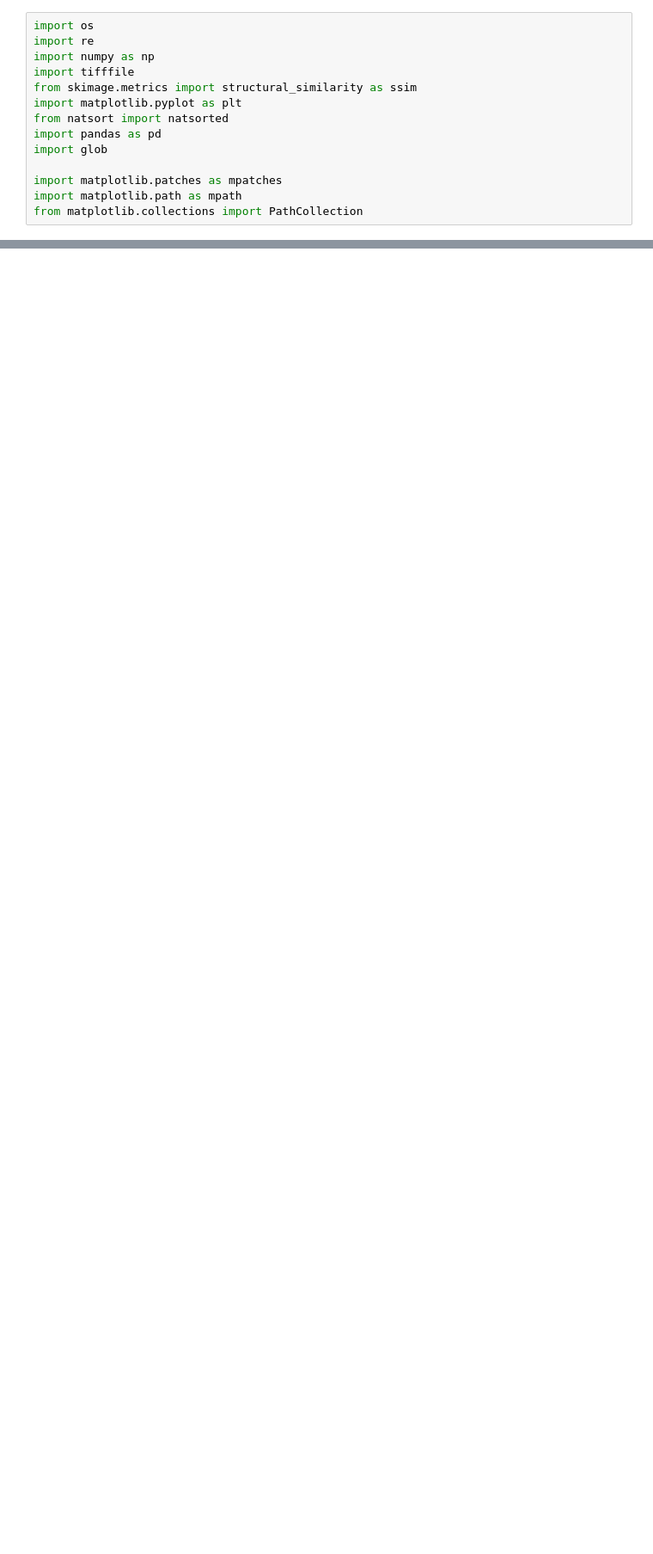
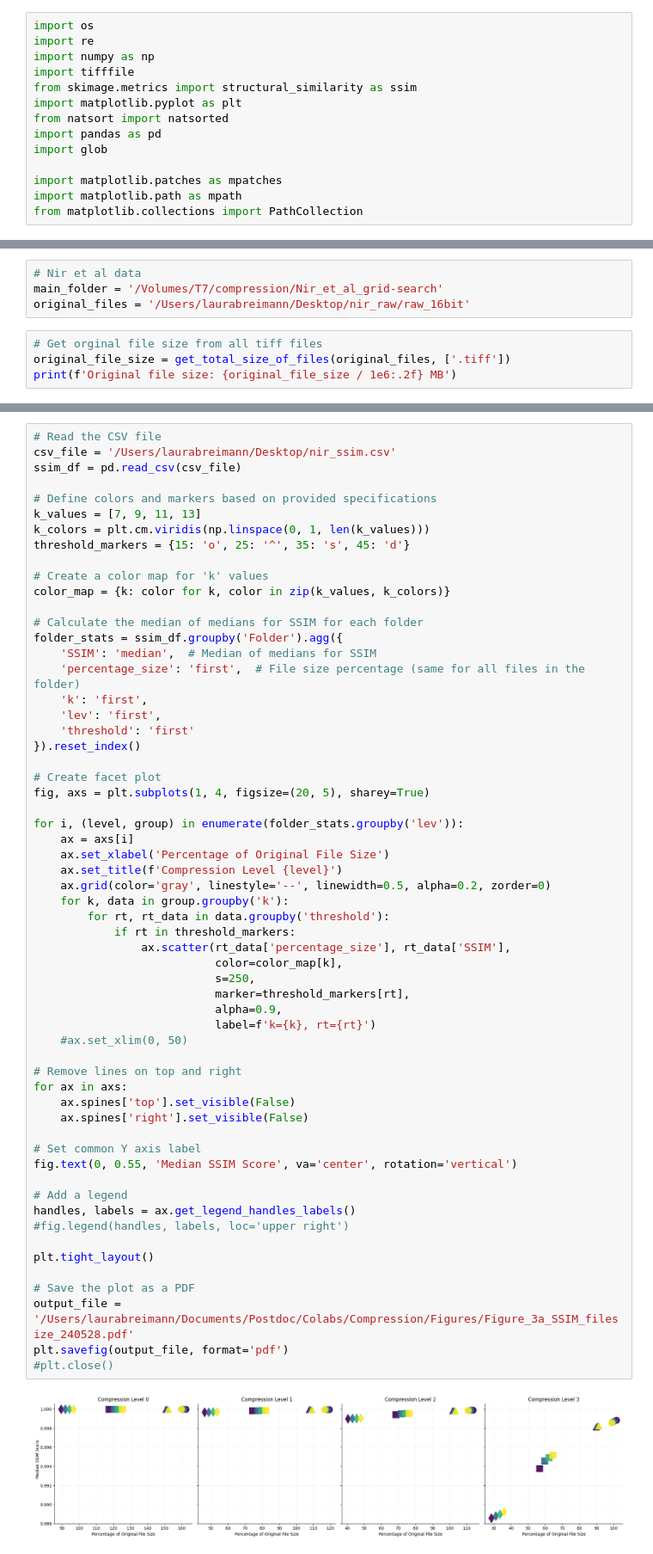
Before and after one commit to dgound/SPARZ, a Jupyter notebook: extra_code/plot_figure_3.ipynb, the cells around one changed output, grey strips where cells are left out. Shown: that part at 86% size. Cells and saved outputs as stored; diff of their text form; blank space fills up the shorter version.

Commit message:
Add genomic data part

```diff
--- a/extra_code/plot_figure_3.ipynb
+++ b/extra_code/plot_figure_3.ipynb
@@ -49,0 +77,8 @@ def extract_k_lev(label):
+# %%
+# Nir et al data
+main_folder = '/Volumes/T7/compression/Nir_et_al_grid-search'
+original_files = '/Users/laurabreimann/Desktop/nir_raw/raw_16bit'
+# %%
+# Get orginal file size from all tiff files
+original_file_size = get_total_size_of_files(original_files, ['.tiff'])
+print(f'Original file size: {original_file_size / 1e6:.2f} MB')
@@ -49,0 +127,61 @@ def extract_k_lev(label):
+# %%
+# Read the CSV file
+csv_file = '/Users/laurabreimann/Desktop/nir_ssim.csv'
+ssim_df = pd.read_csv(csv_file)
+
+# Define colors and markers based on provided specifications
+k_values = [7, 9, 11, 13]
+k_colors = plt.cm.viridis(np.linspace(0, 1, len(k_values)))
+threshold_markers = {15: 'o', 25: '^', 35: 's', 45: 'd'}
+
+# Create a color map for 'k' values
+color_map = {k: color for k, color in zip(k_values, k_colors)}
+
+# Calculate the median of medians for SSIM for each folder
+folder_stats = ssim_df.groupby('Folder').agg({
+    'SSIM': 'median',  # Median of medians for SSIM
+    'percentage_size': 'first',  # File size percentage (same for all files in the folder)
+    'k': 'first',
+    'lev': 'first',
+    'threshold': 'first'
+}).reset_index()
+
+# Create facet plot
+fig, axs = plt.subplots(1, 4, figsize=(20, 5), sharey=True)
+
+for i, (level, group) in enumerate(folder_stats.groupby('lev')):
+    ax = axs[i]
+    ax.set_xlabel('Percentage of Original File Size')
+    ax.set_title(f'Compression Level {level}')
+    ax.grid(color='gray', linestyle='--', linewidth=0.5, alpha=0.2, zorder=0)
+    for k, data in group.groupby('k'):
+        for rt, rt_data in data.groupby('threshold'):
+            if rt in threshold_markers:
+                ax.scatter(rt_data['percentage_size'], rt_data['SSIM'],
+                           color=color_map[k],
+                           s=250,
+                           marker=threshold_markers[rt],
+                           alpha=0.9,
+                           label=f'k={k}, rt={rt}')
+    #ax.set_xlim(0, 50)
+
+# Remove lines on top and right
+for ax in axs:
+    ax.spines['top'].set_visible(False)
+    ax.spines['right'].set_visible(False)
+
+# Set common Y axis label
+fig.text(0, 0.55, 'Median SSIM Score', va='center', rotation='vertical')
+
+# Add a legend
+handles, labels = ax.get_legend_handles_labels()
+#fig.legend(handles, labels, loc='upper right')
+
+plt.tight_layout()
+
+# Save the plot as a PDF
+output_file = '/Users/laurabreimann/Documents/Postdoc/Colabs/Compression/Figures/Figure_3a_SSIM_filesize_240528.pdf'
+plt.savefig(output_file, format='pdf')
+#plt.close()
+# %% [output]
+[figure, added]
```
Also changed, not shown: parts of 11 cells of this notebook.
